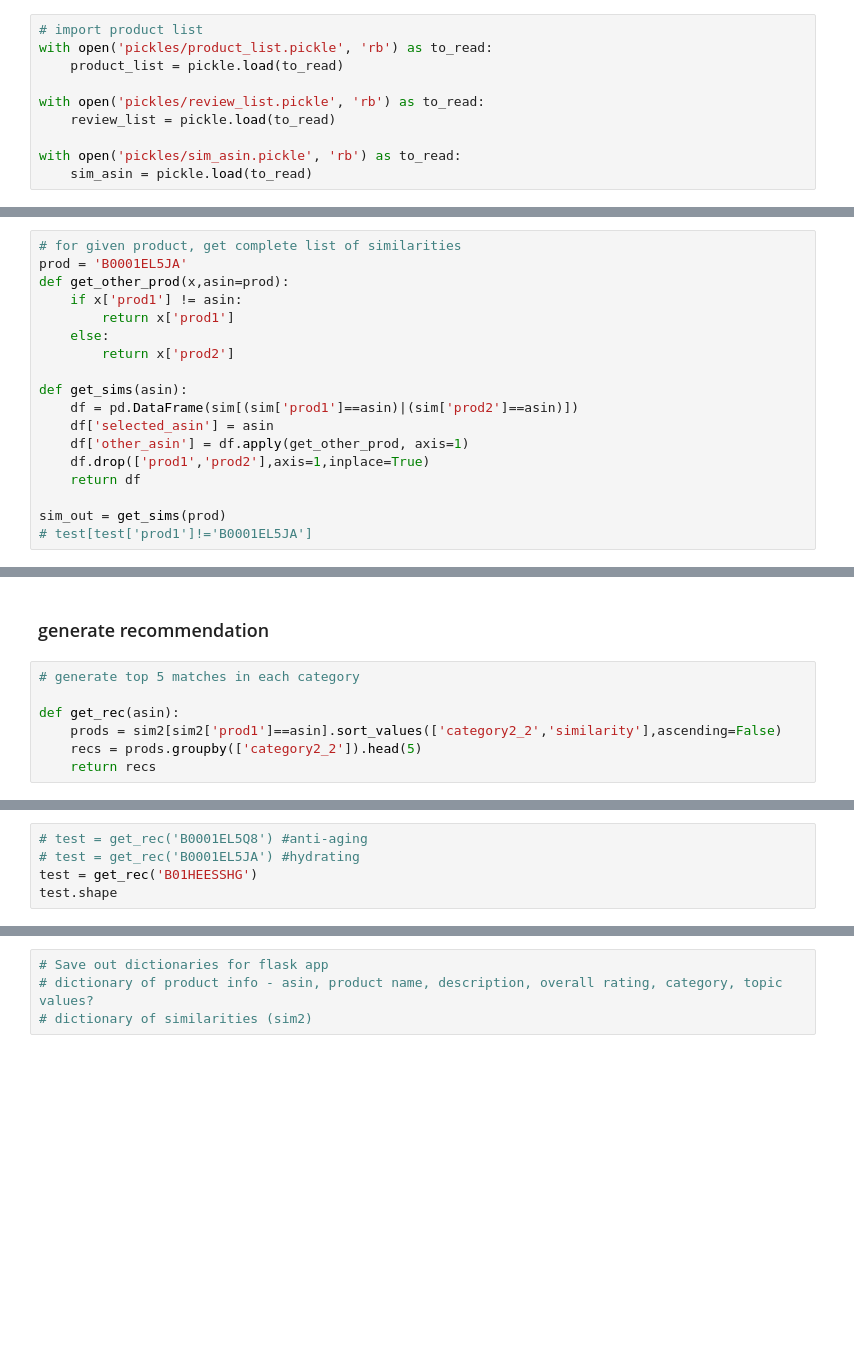
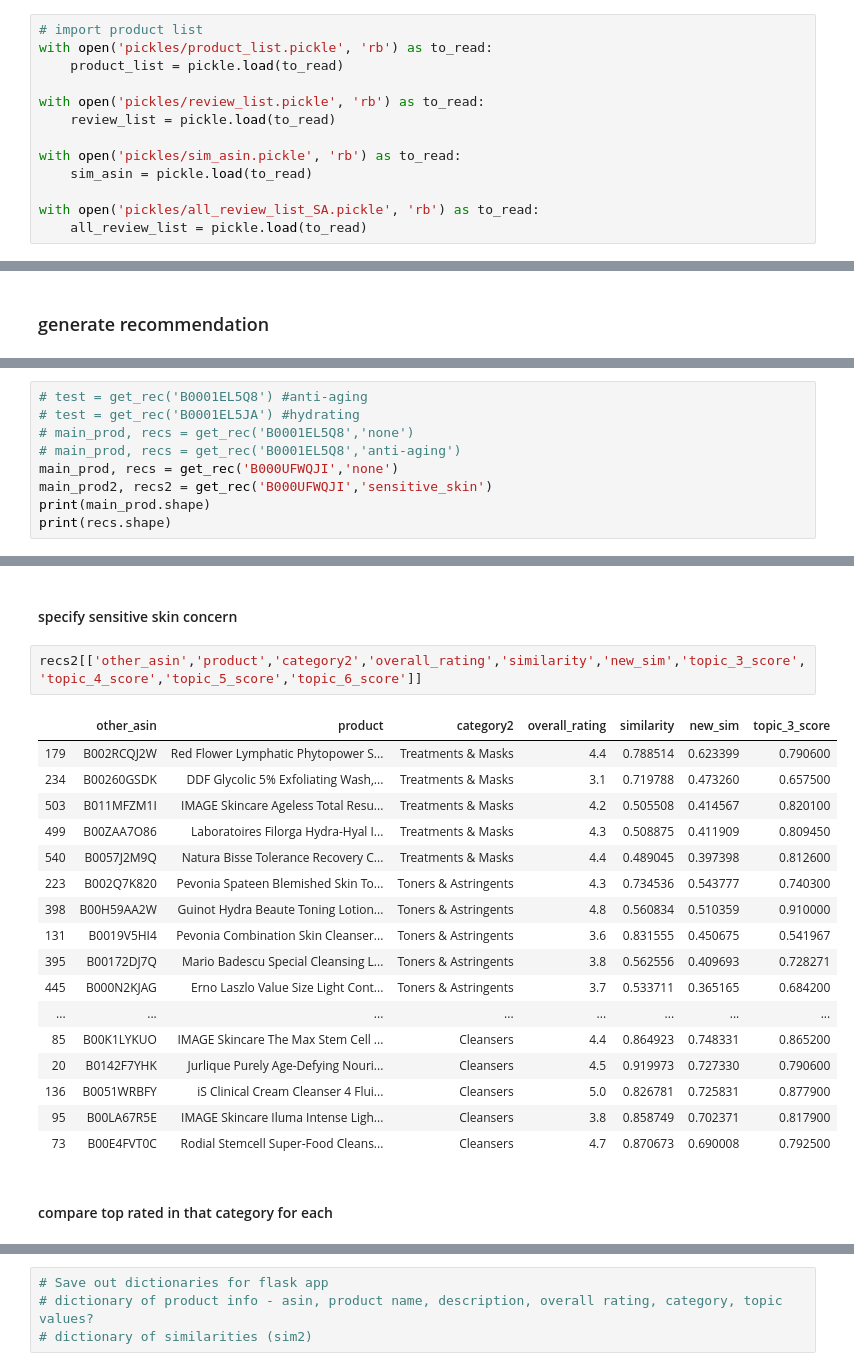
Before and after one commit to jocelynlau/metis-projects-2-5, a Jupyter notebook: project 4/4. recommender system.ipynb, the cells around one changed output, grey strips where cells are left out. Saved outputs shown, nothing was run; the diff lists cells and outputs as text; blank space fills up the shorter version.

```diff
--- a/project 4/4. recommender system.ipynb
+++ b/project 4/4. recommender system.ipynb
@@ -32,3 +20,6 @@ with open('pickles/review_list.pickle', 'rb') as to_read:
 
 with open('pickles/sim_asin.pickle', 'rb') as to_read:
     sim_asin = pickle.load(to_read)
+
+with open('pickles/all_review_list_SA.pickle', 'rb') as to_read:
+    all_review_list = pickle.load(to_read)
@@ -51,21 +51,3 @@ sim.tail(5)
 | 2509917 | B0000Y3NO6 | B005JEK7DC | 0.0 |
 | 2509918 | B0000Y3NO6 | B003VCKZZO | 0.0 |
 | 2509919 | B0000Y3NO6 | B000AV31NC | 0.0 |
-# %%
-# for given product, get complete list of similarities
-prod = 'B0001EL5JA'
-def get_other_prod(x,asin=prod):
-    if x['prod1'] != asin:
-        return x['prod1']
-    else:
-        return x['prod2']
-
-def get_sims(asin):
-    df = pd.DataFrame(sim[(sim['prod1']==asin)|(sim['prod2']==asin)])
-    df['selected_asin'] = asin
-    df['other_asin'] = df.apply(get_other_prod, axis=1)
-    df.drop(['prod1','prod2'],axis=1,inplace=True)
-    return df
-
-sim_out = get_sims(prod)
-# test[test['prod1']!='B0001EL5JA']
@@ -88,9 +54,2 @@ sim2.shape
 # %% [markdown]
 ### generate recommendation
-# %%
-# generate top 5 matches in each category
-
-def get_rec(asin):
-    prods = sim2[sim2['prod1']==asin].sort_values(['category2_2','similarity'],ascending=False)
-    recs = prods.groupby(['category2_2']).head(5)
-    return recs
@@ -97,6 +111,10 @@ def get_rec(asin):
 # %%
 # test = get_rec('B0001EL5Q8') #anti-aging
 # test = get_rec('B0001EL5JA') #hydrating
-test = get_rec('B01HEESSHG')
-test.shape
+# main_prod, recs = get_rec('B0001EL5Q8','none')
+# main_prod, recs = get_rec('B0001EL5Q8','anti-aging')
+main_prod, recs = get_rec('B000UFWQJI','none')
+main_prod2, recs2 = get_rec('B000UFWQJI','sensitive_skin')
+print(main_prod.shape)
+print(recs.shape)
 # %% [output]
@@ -117,0 +160,24 @@ test.iloc[25]['description_2']
+# %% [markdown]
+#### specify sensitive skin concern
+# %%
+recs2[['other_asin','product','category2','overall_rating','similarity','new_sim','topic_3_score','topic_4_score','topic_5_score','topic_6_score']]
+# %% [output]
+|  | other_asin | product | category2 | overall_rating | similarity | new_sim | topic_3_score |
+| 179 | B002RCQJ2W | Red Flower Lymphatic Phytopower S... | Treatments & Masks | 4.4 | 0.788514 | 0.623399 | 0.790600 |
+| 234 | B00260GSDK | DDF Glycolic 5% Exfoliating Wash,... | Treatments & Masks | 3.1 | 0.719788 | 0.473260 | 0.657500 |
+| 503 | B011MFZM1I | IMAGE Skincare Ageless Total Resu... | Treatments & Masks | 4.2 | 0.505508 | 0.414567 | 0.820100 |
+| 499 | B00ZAA7O86 | Laboratoires Filorga Hydra-Hyal I... | Treatments & Masks | 4.3 | 0.508875 | 0.411909 | 0.809450 |
+| 540 | B0057J2M9Q | Natura Bisse Tolerance Recovery C... | Treatments & Masks | 4.4 | 0.489045 | 0.397398 | 0.812600 |
+| 223 | B002Q7K820 | Pevonia Spateen Blemished Skin To... | Toners & Astringents | 4.3 | 0.734536 | 0.543777 | 0.740300 |
+| 398 | B00H59AA2W | Guinot Hydra Beaute Toning Lotion... | Toners & Astringents | 4.8 | 0.560834 | 0.510359 | 0.910000 |
+| 131 | B0019V5HI4 | Pevonia Combination Skin Cleanser... | Toners & Astringents | 3.6 | 0.831555 | 0.450675 | 0.541967 |
+| 395 | B00172DJ7Q | Mario Badescu Special Cleansing L... | Toners & Astringents | 3.8 | 0.562556 | 0.409693 | 0.728271 |
+| 445 | B000N2KJAG | Erno Laszlo Value Size Light Cont... | Toners & Astringents | 3.7 | 0.533711 | 0.365165 | 0.684200 |
+| ... | ... | ... | ... | ... | ... | ... | ... |
+| 85 | B00K1LYKUO | IMAGE Skincare The Max Stem Cell ... | Cleansers | 4.4 | 0.864923 | 0.748331 | 0.865200 |
+| 20 | B0142F7YHK | Jurlique Purely Age-Defying Nouri... | Cleansers | 4.5 | 0.919973 | 0.727330 | 0.790600 |
+| 136 | B0051WRBFY | iS Clinical Cream Cleanser 4 Flui... | Cleansers | 5.0 | 0.826781 | 0.725831 | 0.877900 |
+| 95 | B00LA67R5E | IMAGE Skincare Iluma Intense Ligh... | Cleansers | 3.8 | 0.858749 | 0.702371 | 0.817900 |
+| 73 | B00E4FVT0C | Rodial Stemcell Super-Food Cleans... | Cleansers | 4.7 | 0.870673 | 0.690008 | 0.792500 |
+# %% [markdown]
+#### compare top rated in that category for each
```
Also changed, not shown: parts of 49 cells of this notebook, 1 other file.
